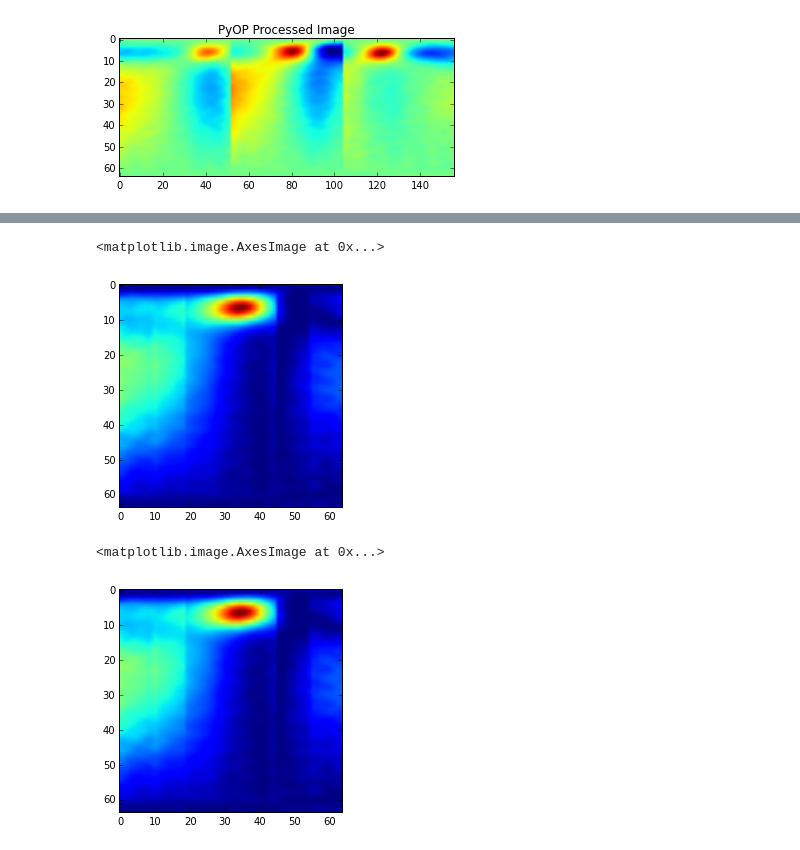
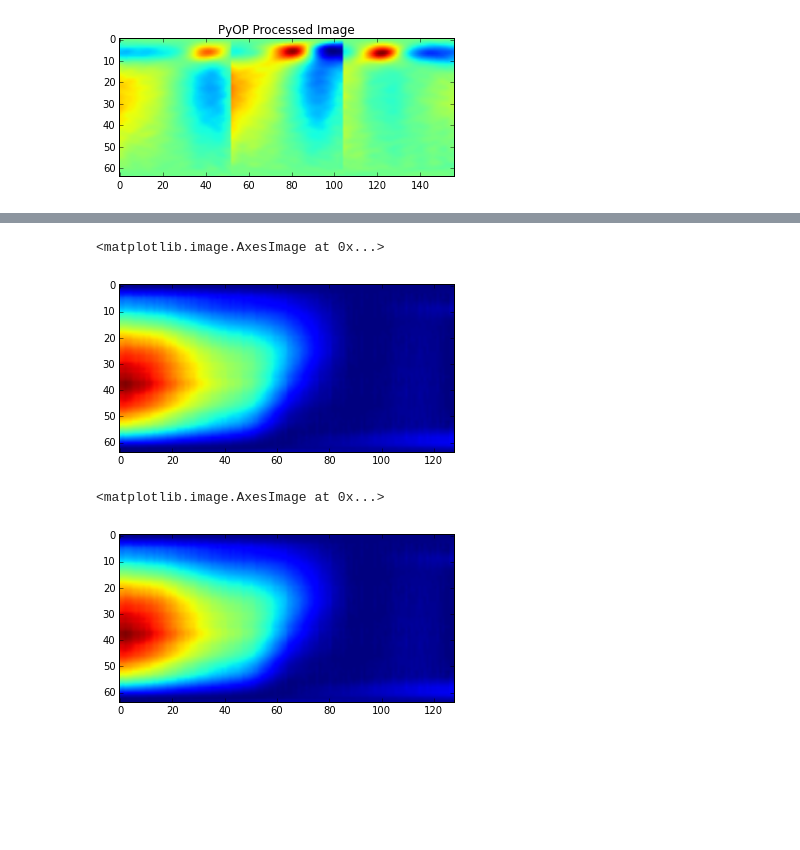
Before and after one commit to ucb-sejits/dc-rem-specializer, a Jupyter notebook: mpi-experiements.ipynb, the cells around one changed output, grey strips where cells are left out. Cells and saved outputs as stored; diff of their text form; code cells hidden in the pictures; blank space fills up the shorter version.

```diff
--- a/mpi-experiements.ipynb
+++ b/mpi-experiements.ipynb
@@ -93,12 +95,12 @@ print sejits_result
 # %%
-img_data = loadmat("dc_optim_recon_pyop.mat", squeeze_me=True)
+img_data = loadmat("no-ide_pyop.mat", squeeze_me=True)
 plt.imshow(img_data["image"][:, :, 0])
 # %% [output]
 <matplotlib.image.AxesImage at 0x...>
-[figure, old version]
+[figure, new version]
 # %%
-img_data = loadmat("dc_optim_recon_sejits.mat", squeeze_me=True)
+img_data = loadmat("no-ide_sejits.mat", squeeze_me=True)
 plt.imshow(img_data["image"][:, :, 0])
 # %% [output]
 <matplotlib.image.AxesImage at 0x...>
-[figure, old version]
+[figure, new version]
```
Also changed, not shown: parts of 2 cells of this notebook, 2 other files.
